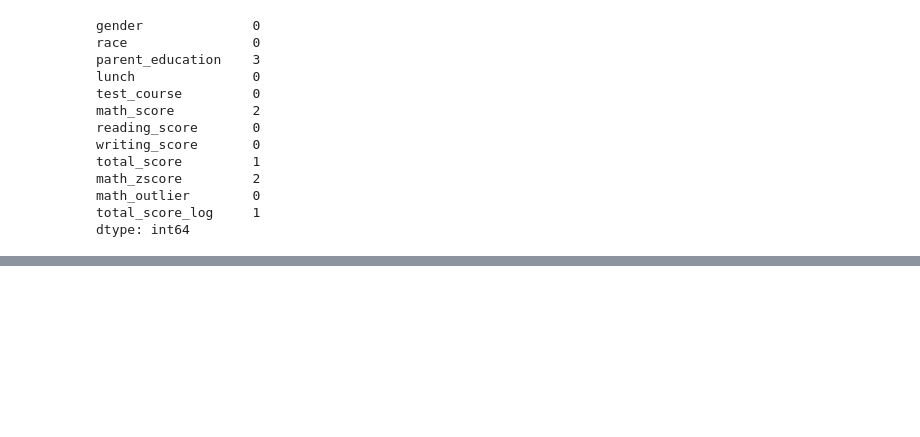
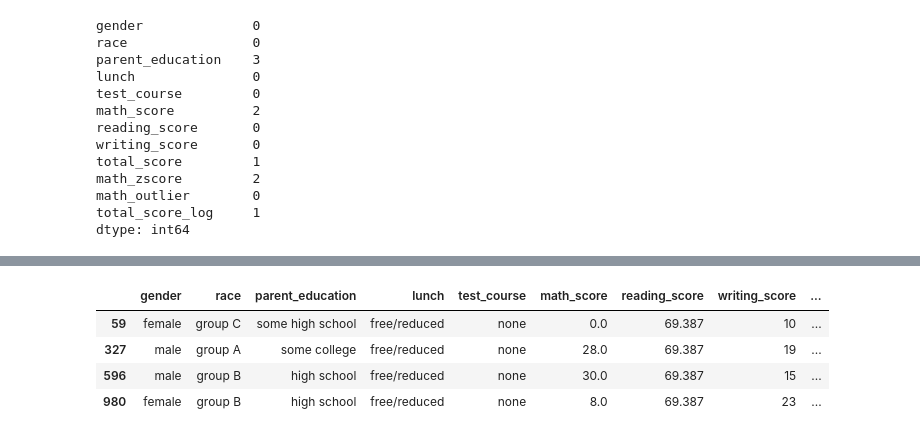
Before and after one commit to sanskruti885/TE-Engineering, a Jupyter notebook: Sem5/DSBDAL/Assignment2.ipynb, the cells around one changed output, grey strips where cells are left out. Cells and saved outputs as stored; diff of their text form; code cells hidden in the pictures; blank space fills up the shorter version.

```diff
--- a/Sem5/DSBDAL/Assignment2.ipynb
+++ b/Sem5/DSBDAL/Assignment2.ipynb
@@ -251,0 +351,12 @@ dtype: int64
+# %%
+mean_reading_score = ds[ds["reading_outlier"] == "Normal"]["reading_score"].mean()
+# %%
+ds.loc[ds["reading_outlier"]=="Outlier","reading_score"] = mean_reading_score #replace oulier with mean
+# %%
+ds[ds["reading_outlier"]=="Outlier"] #reading_score values changed
+# %% [output]
+|  | gender | race | parent_education | lunch | test_course | math_score | reading_score | writing_score | ... |
+| 59 | female | group C | some high school | free/reduced | none | 0.0 | 69.387 | 10 | ... |
+| 327 | male | group A | some college | free/reduced | none | 28.0 | 69.387 | 19 | ... |
+| 596 | male | group B | high school | free/reduced | none | 30.0 | 69.387 | 15 | ... |
+| 980 | female | group B | high school | free/reduced | none | 8.0 | 69.387 | 23 | ... |
```
Also changed, not shown: parts of 15 cells of this notebook.
